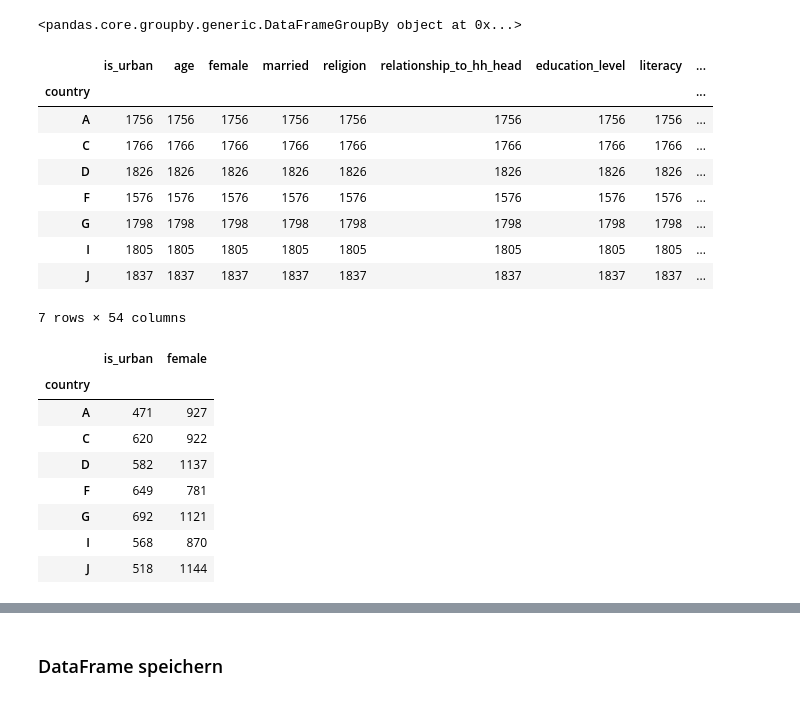
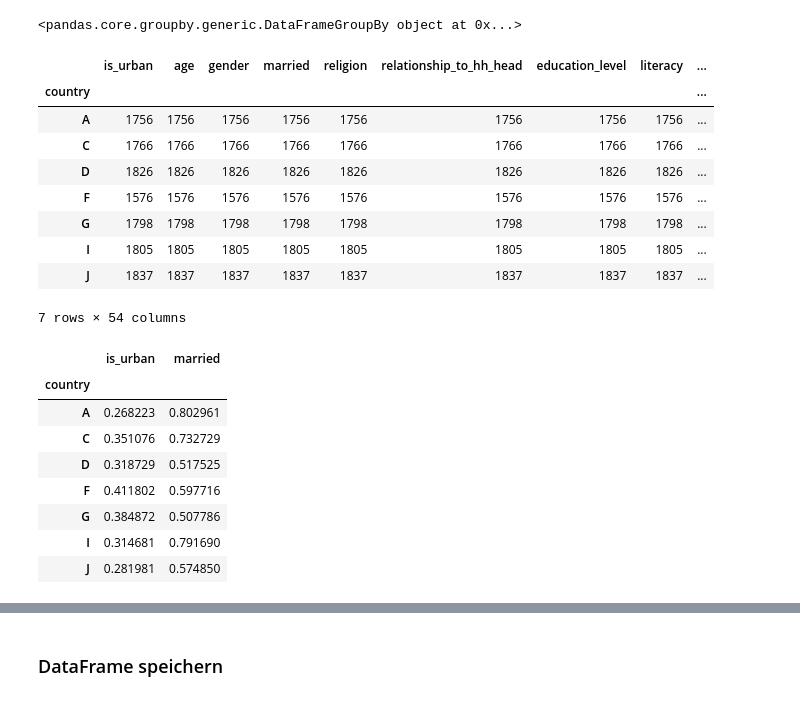
Before and after one commit to jsemeano/IMK_Python_Workshop, a Jupyter notebook: Tag_2/1_Pandas.ipynb, the cells around one changed output, grey strips where cells are left out. Cells and saved outputs as stored; diff of their text form; code cells hidden in the pictures.

Commit message:
renaming female to gender

```diff
--- a/Tag_2/1_Pandas.ipynb
+++ b/Tag_2/1_Pandas.ipynb
@@ -190,3 +193,7 @@ df
+# %%
+df['female'] = df['female'].map({True: 'female', False: 'male'})
+# %%
+df = df.rename(columns={'female':'gender'})
 # %% [markdown]
 ## 4 - Datenverarbeitung
 # %% [markdown]
@@ -363,7 +370,7 @@ df.groupby('country')
 # %%
 df.groupby('country').count()
 # %% [output]
-|  | is_urban | age | female | married | religion | relationship_to_hh_head | education_level | literacy | ... |
+|  | is_urban | age | gender | married | religion | relationship_to_hh_head | education_level | literacy | ... |
 | country |  |  |  |  |  |  |  |  | ... |
 | A | 1756 | 1756 | 1756 | 1756 | 1756 | 1756 | 1756 | 1756 | ... |
 | C | 1766 | 1766 | 1766 | 1766 | 1766 | 1766 | 1766 | 1766 | ... |
@@ -376,14 +385,14 @@ df.groupby('country').count()
 # %%
-df.groupby('country')[['is_urban', 	'female']].sum()
+df.groupby('country')[['is_urban', 	'married']].sum()/df.groupby('country')[['is_urban', 	'married']].count()
 # %% [output]
-|  | is_urban | female |
+|  | is_urban | married |
 | country |  |  |
-| A | 471 | 927 |
-| C | 620 | 922 |
-| D | 582 | 1137 |
-| F | 649 | 781 |
-| G | 692 | 1121 |
-| I | 568 | 870 |
-| J | 518 | 1144 |
+| A | 0.268223 | 0.802961 |
+| C | 0.351076 | 0.732729 |
+| D | 0.318729 | 0.517525 |
+| F | 0.411802 | 0.597716 |
+| G | 0.384872 | 0.507786 |
+| I | 0.314681 | 0.791690 |
+| J | 0.281981 | 0.574850 |
 # %%
 df.groupby('country')[['age', 	'education_level']].agg(['min', 'max'])
```
Also changed, not shown: parts of 9 cells of this notebook, 3 other files.
